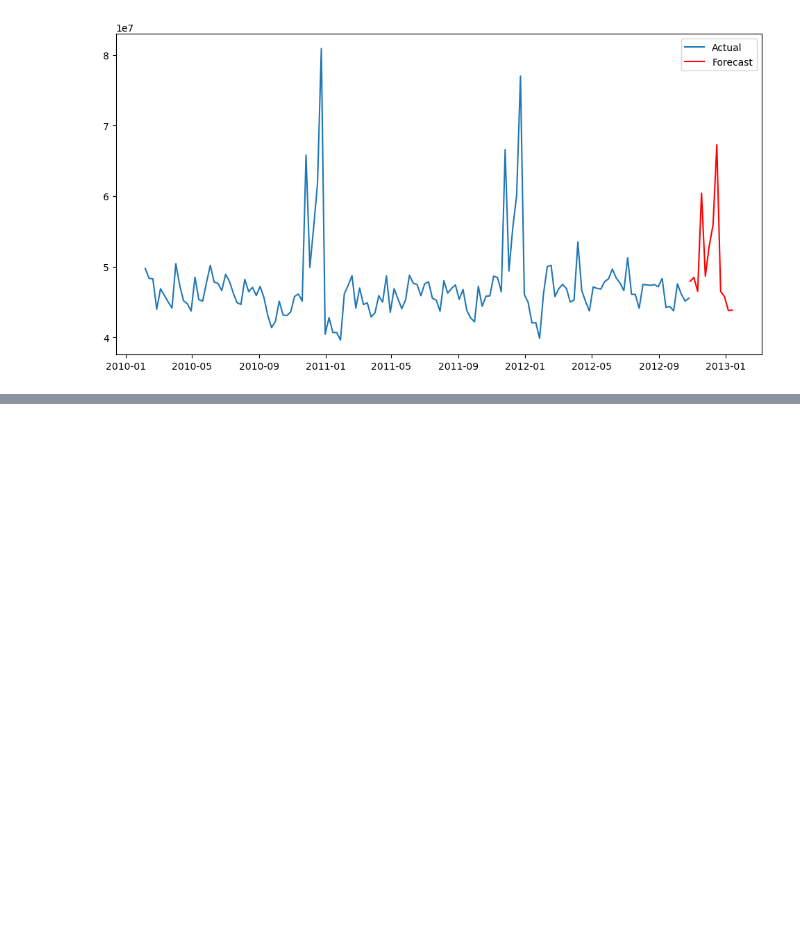
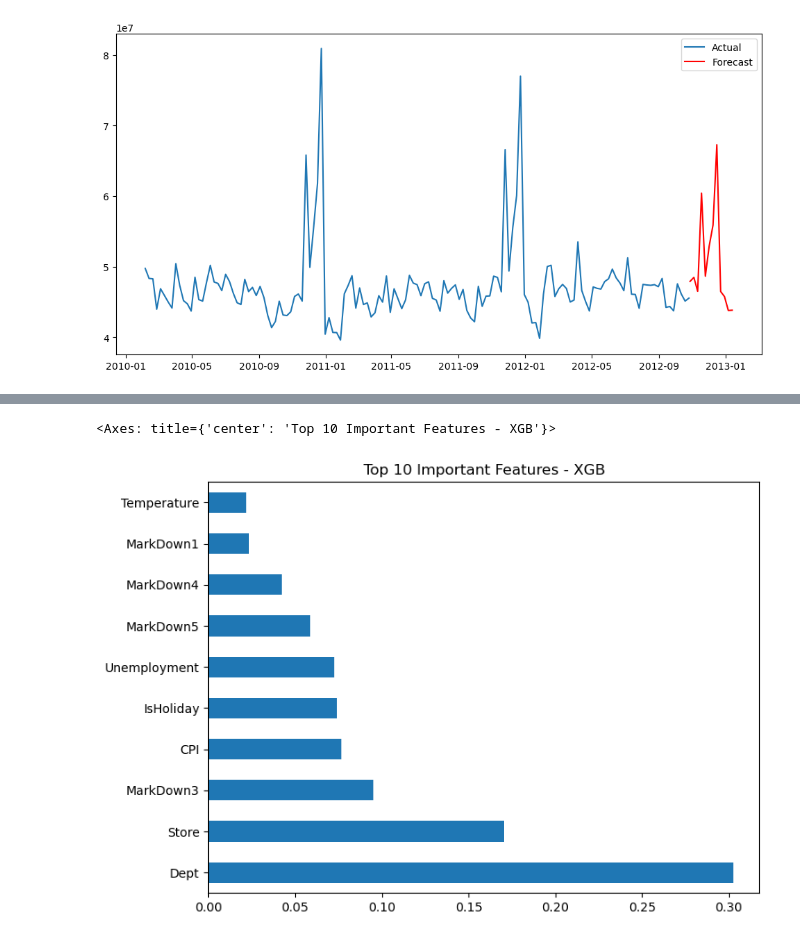
Before and after one commit to JayJ1504/retail_sales_analysis, a Jupyter notebook: notebooks/forecasting_models.ipynb, the cells around one changed output, grey strips where cells are left out. Drawn from its saved outputs; the diff is of its cells as text; code cells hidden in the pictures; blank space fills up the shorter version.

```diff
--- a/notebooks/forecasting_models.ipynb
+++ b/notebooks/forecasting_models.ipynb
@@ -144,0 +210,8 @@ print(f"XGBoost MAE: {mae_xgb:.2f}")
+# %%
+# Feature Importance from the XGBoost model.
+xgb_importances = xgb.feature_importances_
+xgb_feat_importances = pd.Series(xgb_importances, index=features)
+xgb_feat_importances.nlargest(10).plot(kind="barh", figsize=(8,6), title="Top 10 Important Features - XGB")
+# %% [output]
+<Axes: title={'center': 'Top 10 Important Features - XGB'}>
+[figure, added]
```
Also changed, not shown: parts of 6 cells of this notebook.
